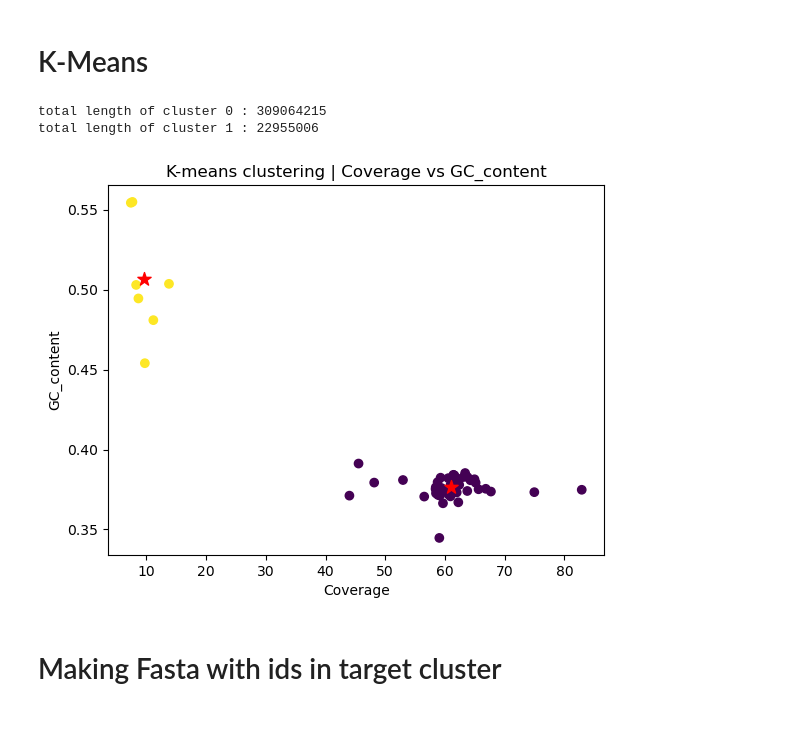
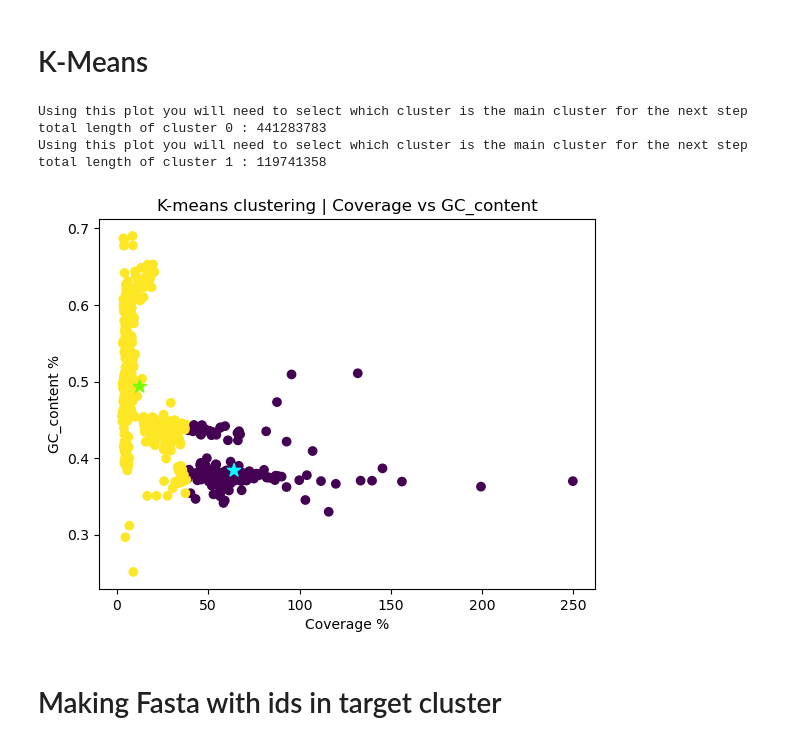
Before and after one commit to AlexanderFastner/Heliopora_coerulea_Processing, a Jupyter notebook: gc_vs_coverage.ipynb, the cells around one changed output. Saved outputs shown, nothing was run; the diff lists cells and outputs as text; code cells hidden in the pictures.

```diff
--- a/gc_vs_coverage.ipynb
+++ b/gc_vs_coverage.ipynb
@@ -47,7 +47,7 @@ assembly = "./data/final.p_ctg.fasta"
 coverage_per_contig = "./data/heliopora_coerulea_hifi_2_p_assembly.coverage"
 coverage_per_base = "./data/heliopora_coerulea_hifi_2_p_assembly.depth"
 out_dir = "out_dir/"
-min_contig_size = 292158
+min_contig_size = 100000
 chunk_size = 10000
 visualize_GC = False
 save_GC_plot = False
@@ -58,7 +58,7 @@ save_histogram_plot = True
 threshold_pct = 50
 visualize_blob = True
 save_blob_plot = True
-plot_min_length = 2031501
+plot_min_length = 100000
 n_clusters = 2
 len_to_Blast = 1000
 space_to_Blast = 10000
@@ -531,37 +531,40 @@ centroids = kmeans.cluster_centers_
 #create a dictionary for each cluster
 cluster_points = {i: [] for i in range(len(centroids))}
 
 #add the ids to each cluster in the dictionary
 for i, label in enumerate(labels):
     cluster_points[label].append(ids[i])
 
 #look up each point in dataframe to get length
 for cluster in cluster_points:
     total_cluster_length = 0
 
     print('Using this plot you will need to select which cluster is the main cluster for the next step')
     #for each id for each cluster into a seperate file
     with open(out_dir + 'cluster_info/cluster_' + str(cluster) + '.txt', 'w') as out:
         for i in cluster_points[cluster]:
             #write ids into output
             out.write(i + '\n')
 
             #get length and total length
             length = trimmed_df.loc[trimmed_df['id'] == i, 'length'].iloc[0]
             total_cluster_length += length
     print('total length of cluster ' + str(cluster) + ' : ' + str(total_cluster_length))
 
+colors = ['aqua', 'lawngreen']
 #plotting
 plt.scatter(X[:,0], X[:,1], c = labels)
-plt.scatter(centroids[:,0], centroids[:,1], marker = '*', s = 100, c = '#ff0000')
+plt.scatter(centroids[:,0], centroids[:,1], marker = '*', s = 100, c = colors)
 plt.xlabel('Coverage %')
 plt.ylabel('GC_content %')
 plt.title('K-means clustering | Coverage vs GC_content')
 plt.show()
 # %% [output]
-total length of cluster 0 : 309064215
-total length of cluster 1 : 22955006
+Using this plot you will need to select which cluster is the main cluster for the next step
+total length of cluster 0 : 441283783
+Using this plot you will need to select which cluster is the main cluster for the next step
+total length of cluster 1 : 119741358
-[figure, old version]
+[figure, new version]
 # %% [markdown]
 # Making Fasta with ids in target cluster
 # %%
```
Also changed, not shown: parts of 10 cells of this notebook, 1 other file.
